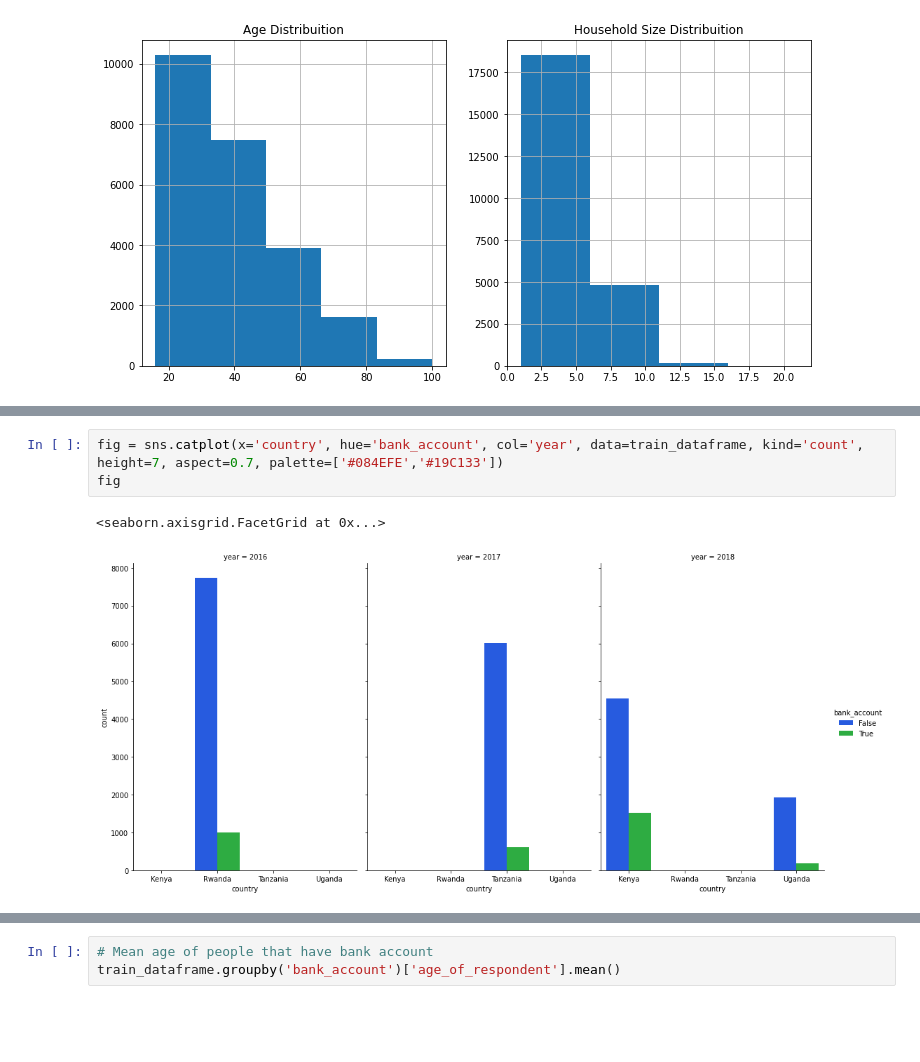
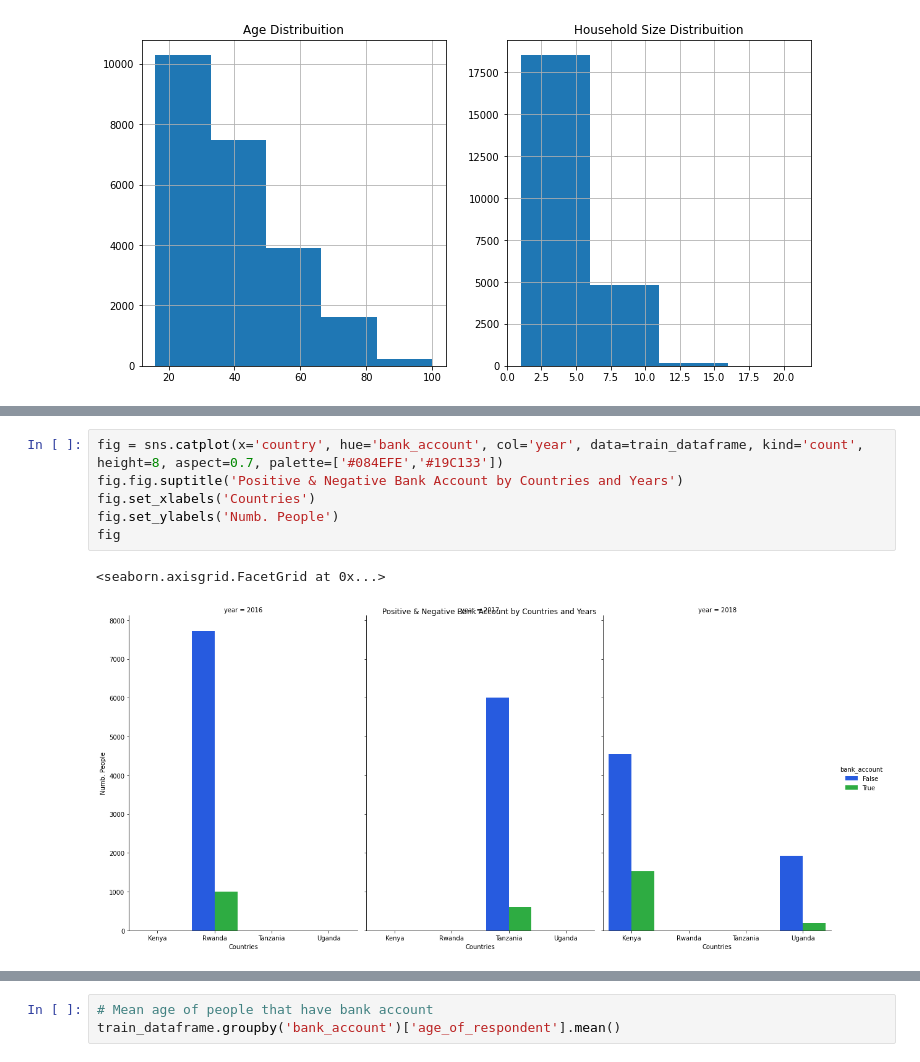
Before and after one commit to Lucs1590/AgiDataTest, a Jupyter notebook: financial_inclusion_africa.ipynb, the cells around one changed output, grey strips where cells are left out. Cells and saved outputs as stored; diff of their text form; blank space fills up the shorter version.

```diff
--- a/financial_inclusion_africa.ipynb
+++ b/financial_inclusion_africa.ipynb
@@ -333,6 +375,9 @@ fig
 # %%
-fig = sns.catplot(x='country', hue='bank_account', col='year', data=train_dataframe, kind='count', height=7, aspect=0.7, palette=['#084EFE','#19C133'])
+fig = sns.catplot(x='country', hue='bank_account', col='year', data=train_dataframe, kind='count', height=8, aspect=0.7, palette=['#084EFE','#19C133'])
+fig.fig.suptitle('Positive & Negative Bank Account by Countries and Years')
+fig.set_xlabels('Countries')
+fig.set_ylabels('Numb. People')
 fig
 # %% [output]
 <seaborn.axisgrid.FacetGrid at 0x...>
-[figure, old version]
+[figure, new version]
```
Also changed, not shown: parts of 29 cells of this notebook.
